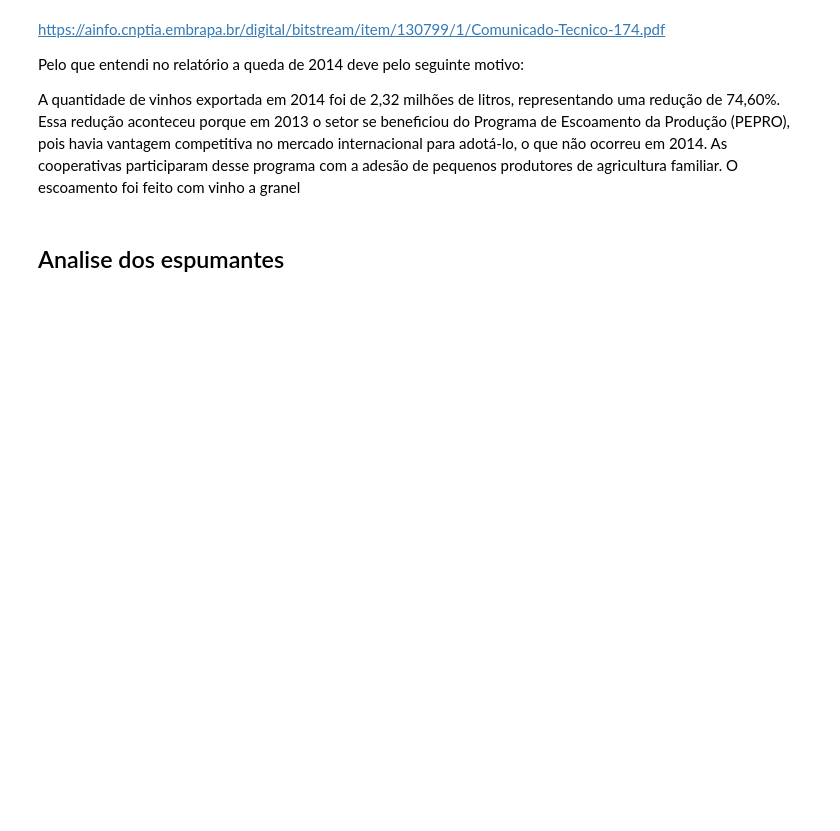
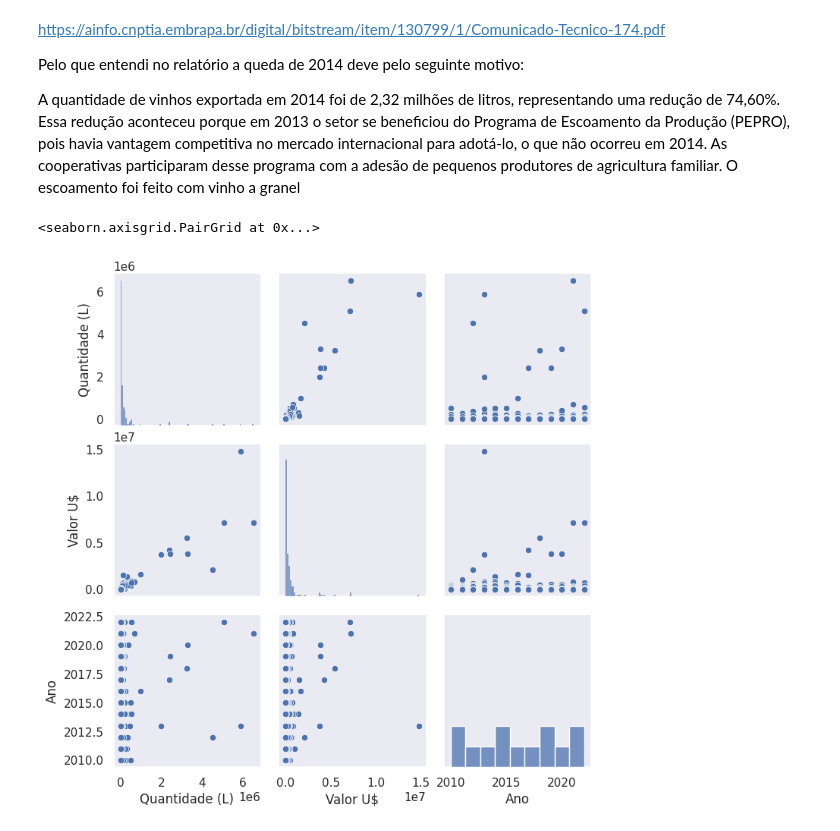
Before and after one commit to icarocarmona/Tech-Challenges-DTAT-Grupo-26, a Jupyter notebook: notebooks/Analise_sobre_a_exportação_de_Vinhos.ipynb, the cells around one changed output. Cells and saved outputs as stored; diff of their text form; code cells hidden in the pictures; blank space fills up the shorter version.

```diff
--- a/notebooks/Analise_sobre_a_exportação_de_Vinhos.ipynb
+++ b/notebooks/Analise_sobre_a_exportação_de_Vinhos.ipynb
@@ -123,5 +103,8 @@ para adotá-lo, o que não ocorreu em 2014. As
 cooperativas participaram desse programa com
 a adesão de pequenos produtores de agricultura
 familiar. O escoamento foi feito com vinho a granel
-# %% [markdown]
-## Analise dos espumantes
+# %%
+sns.pairplot(vinhos_de_mesa_filtrado)
+# %% [output]
+<seaborn.axisgrid.PairGrid at 0x...>
+[figure, added]
```
Also changed, not shown: parts of 19 cells of this notebook.
